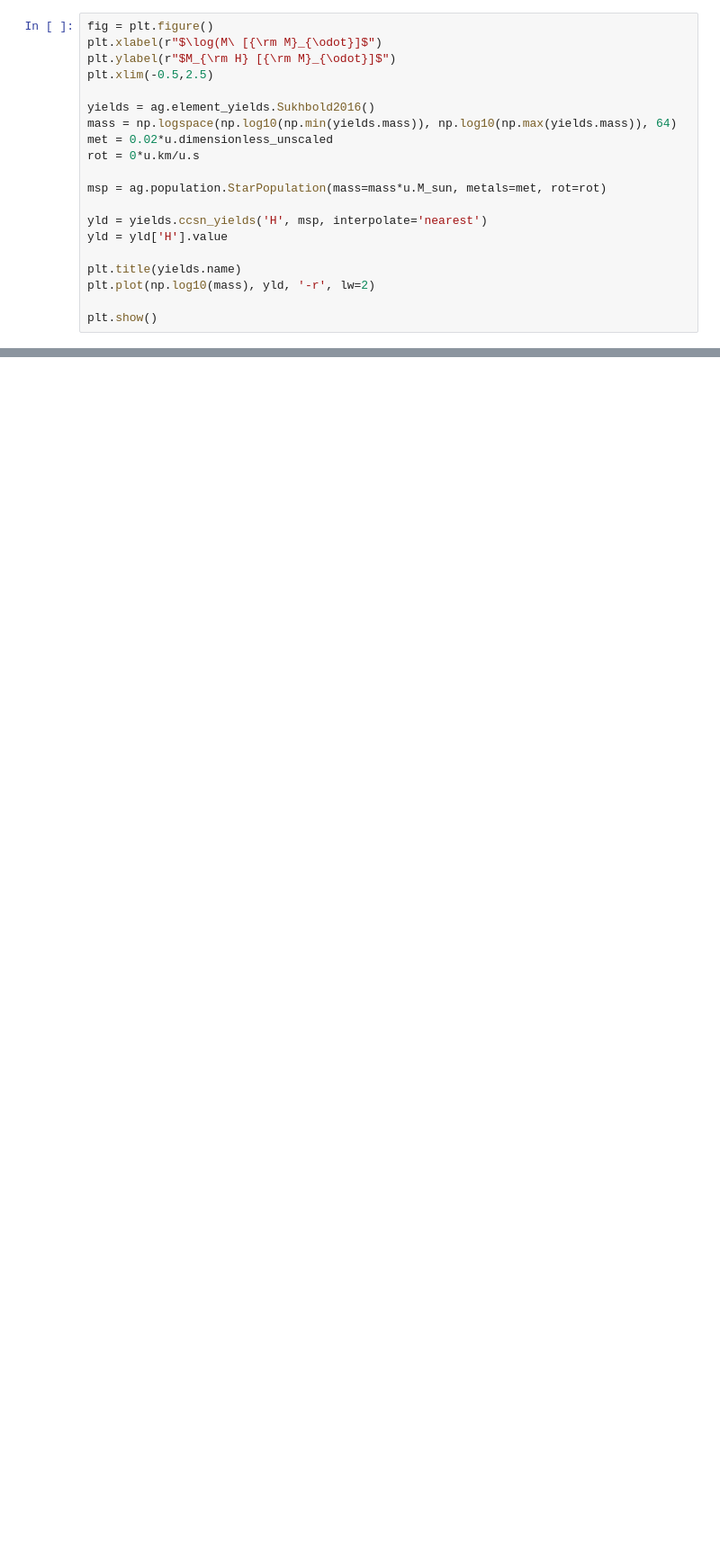
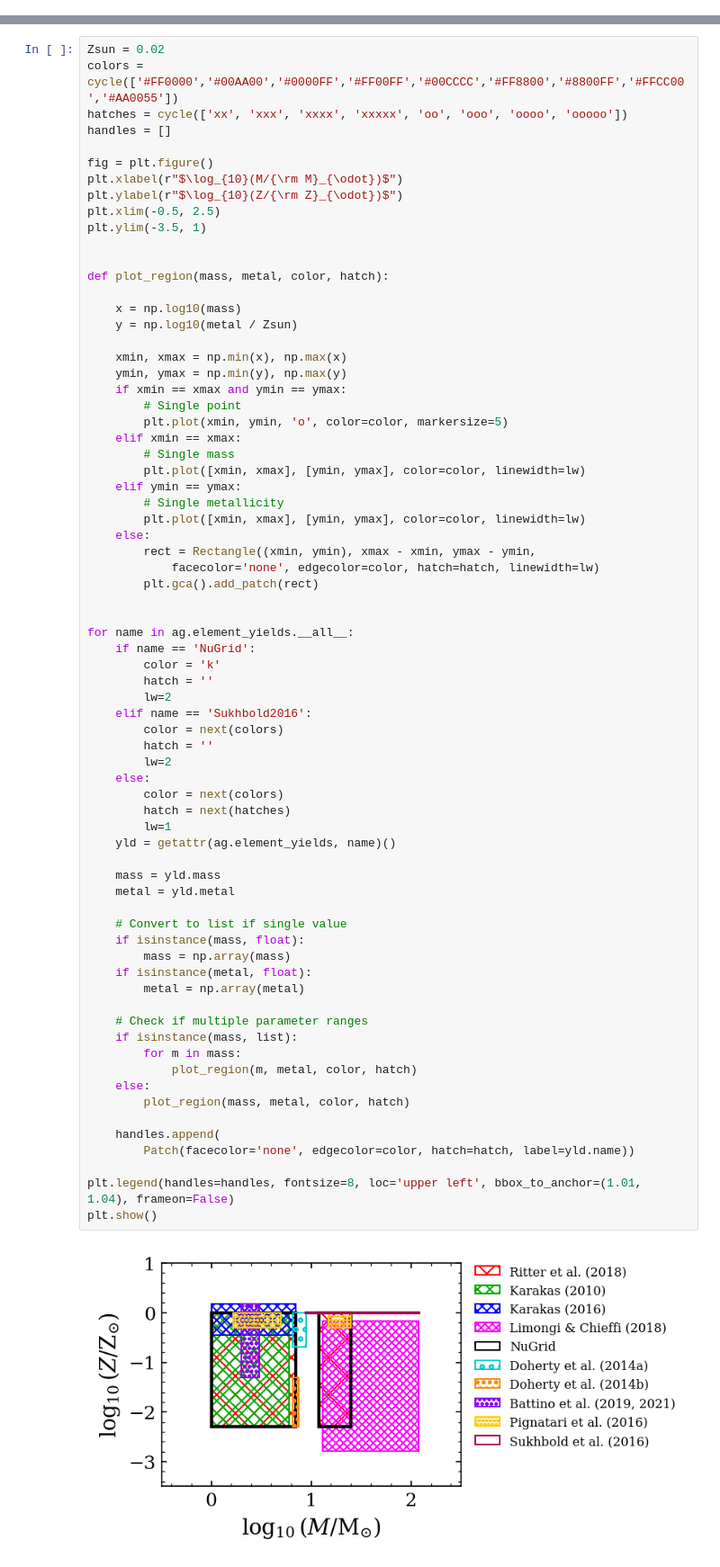
Before and after one commit to arsenal-popsynth/arsenal_gear, a Jupyter notebook: paper_plots_yields.ipynb, the cells around one changed output, grey strips where cells are left out. Shown at 90% size. Cells and saved outputs as stored; diff of their text form; blank space fills up the shorter version.

Commit message:
updated treatment of multiple mass ranges for yield tables; added plot showing parameter space

```diff
--- a/paper_plots_yields.ipynb
+++ b/paper_plots_yields.ipynb
@@ -135,20 +10,0 @@ plt.show()
-# %%
-fig = plt.figure()
-plt.xlabel(r"$\log(M\ [{\rm M}_{\odot}]$")
-plt.ylabel(r"$M_{\rm H} [{\rm M}_{\odot}]$")
-plt.xlim(-0.5,2.5)
-
-yields = ag.element_yields.Sukhbold2016()
-mass = np.logspace(np.log10(np.min(yields.mass)), np.log10(np.max(yields.mass)), 64)
-met = 0.02*u.dimensionless_unscaled
-rot = 0*u.km/u.s
-
-msp = ag.population.StarPopulation(mass=mass*u.M_sun, metals=met, rot=rot)
-
-yld = yields.ccsn_yields('H', msp, interpolate='nearest')
-yld = yld['H'].value
-
-plt.title(yields.name)
-plt.plot(np.log10(mass), yld, '-r', lw=2)
-
-plt.show()
@@ -179,0 +11,73 @@ plt.show()
+# %%
+Zsun = 0.02
+colors = cycle(['#FF0000','#00AA00','#0000FF','#FF00FF','#00CCCC','#FF8800','#8800FF','#FFCC00','#AA0055'])
+hatches = cycle(['xx', 'xxx', 'xxxx', 'xxxxx', 'oo', 'ooo', 'oooo', 'ooooo'])
+handles = []
+
+fig = plt.figure()
+plt.xlabel(r"$\log_{10}(M/{\rm M}_{\odot})$")
+plt.ylabel(r"$\log_{10}(Z/{\rm Z}_{\odot})$")
+plt.xlim(-0.5, 2.5)
+plt.ylim(-3.5, 1)
+
+
+def plot_region(mass, metal, color, hatch):
+
+    x = np.log10(mass)
+    y = np.log10(metal / Zsun)
+
+    xmin, xmax = np.min(x), np.max(x)
+    ymin, ymax = np.min(y), np.max(y)
+    if xmin == xmax and ymin == ymax:
+        # Single point
+        plt.plot(xmin, ymin, 'o', color=color, markersize=5)
+    elif xmin == xmax:
+        # Single mass
+        plt.plot([xmin, xmax], [ymin, ymax], color=color, linewidth=lw)
+    elif ymin == ymax:
+        # Single metallicity
+        plt.plot([xmin, xmax], [ymin, ymax], color=color, linewidth=lw)
+    else:
+        rect = Rectangle((xmin, ymin), xmax - xmin, ymax - ymin,
+            facecolor='none', edgecolor=color, hatch=hatch, linewidth=lw)
+        plt.gca().add_patch(rect)
+
+
+for name in ag.element_yields.__all__:
+    if name == 'NuGrid':
+        color = 'k'
+        hatch = ''
+        lw=2
+    elif name == 'Sukhbold2016':
+        color = next(colors)
+        hatch = ''
+        lw=2
+    else:
+        color = next(colors)
+        hatch = next(hatches)
+        lw=1
+    yld = getattr(ag.element_yields, name)()
+
+    mass = yld.mass
+    metal = yld.metal
+
+    # Convert to list if single value
+    if isinstance(mass, float):
+        mass = np.array(mass)
+    if isinstance(metal, float):
+        metal = np.array(metal)
+
+    # Check if multiple parameter ranges
+    if isinstance(mass, list):
+        for m in mass:
+            plot_region(m, metal, color, hatch)
+    else:
+        plot_region(mass, metal, color, hatch)
+
+    handles.append(
+        Patch(facecolor='none', edgecolor=color, hatch=hatch, label=yld.name))
+
+plt.legend(handles=handles, fontsize=8, loc='upper left', bbox_to_anchor=(1.01, 1.04), frameon=False)
+plt.show()
+# %% [output]
+[figure, added]
```
Also changed, not shown: parts of 8 cells of this notebook, 2 other files.
